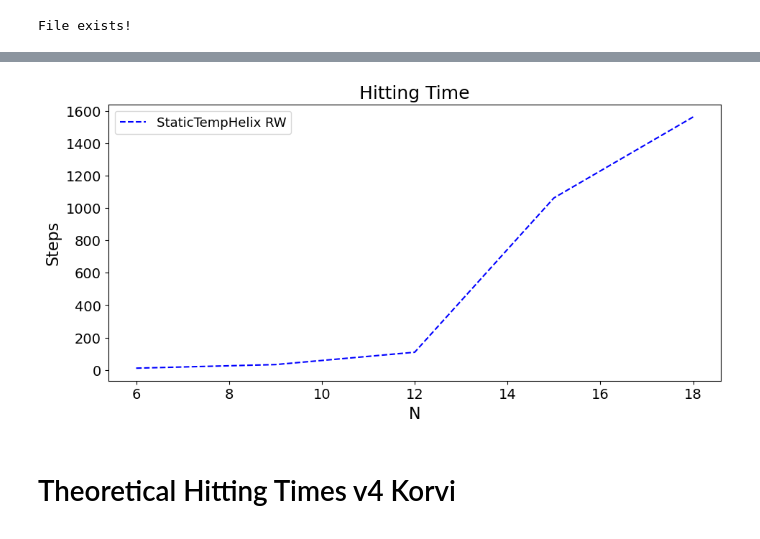
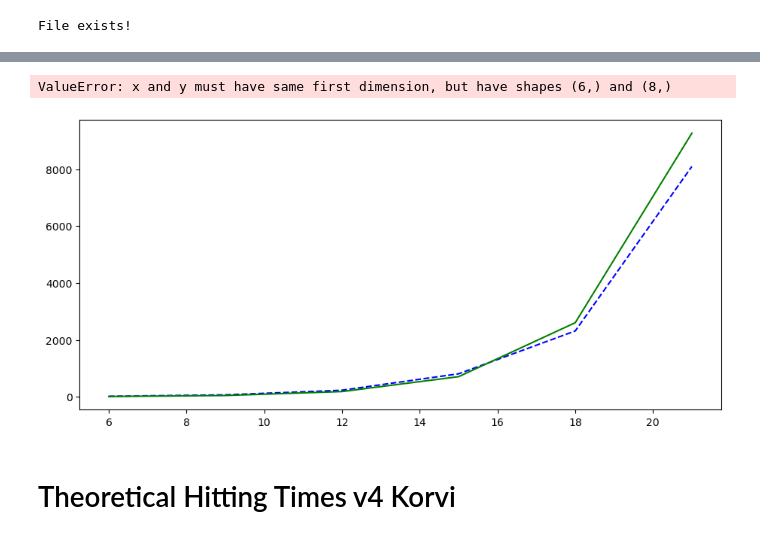
Before and after one commit to JaimePSantos/DynamicRandomWalks, a Jupyter notebook: HT-Dyn_TemporalHelix.ipynb, the cells around one changed output, grey strips where cells are left out. Drawn from its saved outputs; the diff is of its cells as text; code cells hidden in the pictures.

```diff
--- a/HT-Dyn_TemporalHelix.ipynb
+++ b/HT-Dyn_TemporalHelix.ipynb
@@ -234,3 +300,10 @@ else:
     estimate_hitting_time_memory = [x for x in fit_hitting_time(reps,epsilon,factor)]
 # %% [output]
 File exists!
+# %%
+reps = 8
+
+init = 0
+target = -1
+
+theoretical_hitting_times = hitting_times_for_tempHelix_graphs(reps, init, target)
@@ -285,34 +377,38 @@ Calculatig hitting time for reps = 2 ; n = 9
 # %%
-alphaLabelList = [r'StaticTempHelix RW',r'$2^{' +f'{factor}' +r'n^\epsilon}$']
+alphaLabelList = ['HT Exp No Loops', 'HT Theor No Loops','HT Theor Loops']
 
 params = {
     'font_size' : 14,
     'figsize': (11, 5),
     'plot_title' : f'Hitting Time',
     'x_label' : 'N',
     'y_label' : "Steps",
     'legend_labels' : alphaLabelList,
     'legend_loc': "best",
     # 'legend_title' : r'$\alpha$',
     'legend_ncol' : 3,
     'color_list' : ['#0000FF', '#008000', '#525252'],
     'line_style_list' : ['--', '-','-.' ],
     # 'save_path' : f'Output/OrientedDynamics/orientedDynamics_N{N}_NWALKS{len(alphaList)}_Alphas{str([round(a, 2) for a in alphaList]).replace(", ", "-").replace("[", "").replace("]", "")}_TMAX{round(t)}.png',
     'use_loglog': False,
     'use_cbar' : False,
     'cbar_label' : None,
     'cbar_ticks' : None,
     'cbar_tick_labels' : None,
     'x_lim' : None,
     # 'x_num_ticks' : 7,
     # 'y_num_ticks' : 7,
     # 'x_round_val' : 1,
     # 'y_round_val' : 3,
 }
 
-plot_qwak(x_value_matrix = [list(nrange3),list(nrange3)] , y_value_matrix = [hitting_times2],**params)
+y_value_matrix = [hitting_times2,
+                 theoretical_hitting_times2,
+                 theoretical_hitting_times]
+plot_qwak(x_value_matrix = [list(nrange3)]*len(y_value_matrix) , y_value_matrix = y_value_matrix,**params)
 # %% [output]
+ValueError: x and y must have same first dimension, but have shapes (6,) and (8,)
-[figure, old version]
+[figure, new version]
 # %% [markdown]
 #
 # Theoretical Hitting Times v4 Korvi
```
Also changed, not shown: parts of 7 cells of this notebook, 6 other files.
